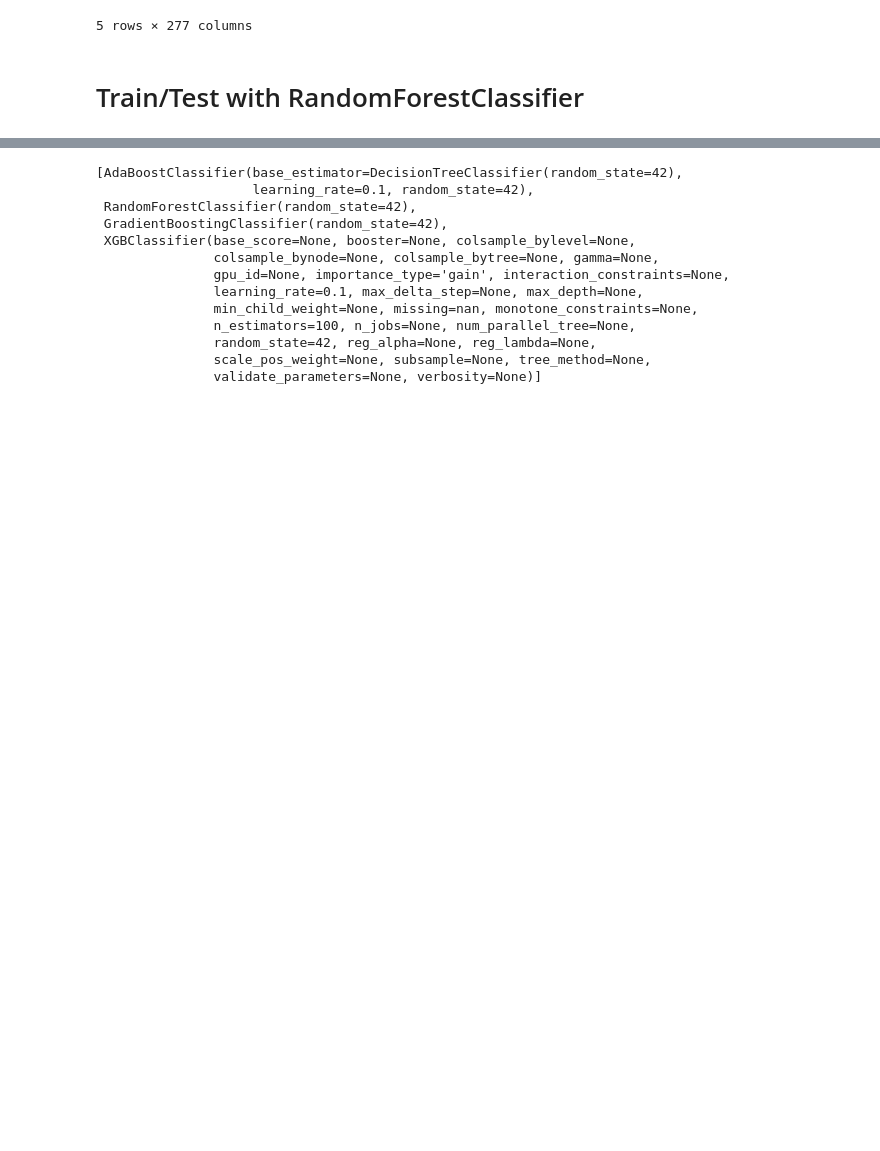
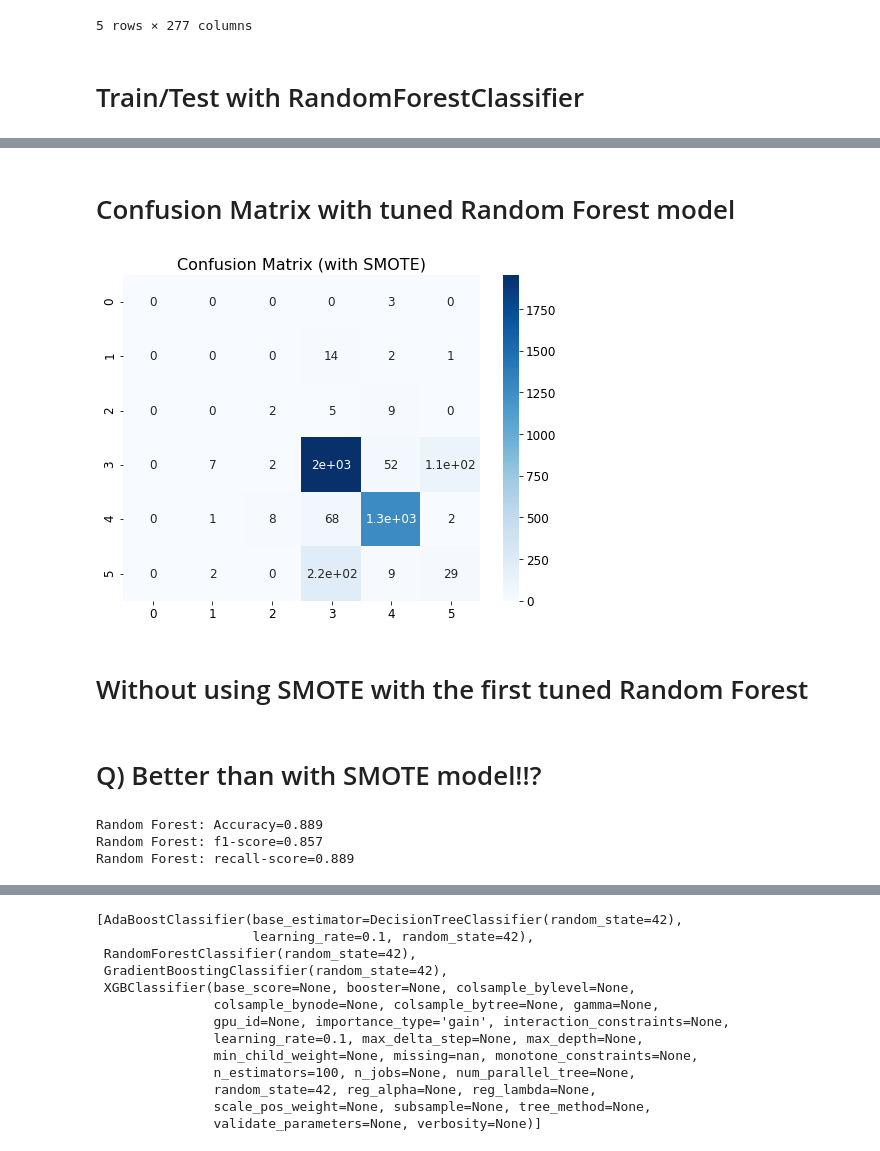
Before and after one commit to oliviahs/Python_practices, a Jupyter notebook: dw4_SMOTE.ipynb, the cells around one changed output, grey strips where cells are left out. Drawn from its saved outputs; the diff is of its cells as text; code cells hidden in the pictures; blank space fills up the shorter version.

```diff
--- a/dw4_SMOTE.ipynb
+++ b/dw4_SMOTE.ipynb
@@ -387,0 +333,6 @@ Previous score:
+# %%
+# Fit and predict with the first tuned model
+RFC1 = RandomForestClassifier(bootstrap=False, max_depth=50, max_features='sqrt',
+                       min_samples_split=5, n_estimators=400, random_state=42)
+RFC1.fit(X_tr_scaled, y_train_sm)
+y_pred_rfc1 = RFC1.predict(X_te_scaled)
@@ -387,0 +409,6 @@ Previous score:
+# %%
+# Fit and predict with the second tuned model
+
+RFC2 = RandomForestClassifier(bootstrap=False, max_depth=100, max_features='sqrt',
+                              min_samples_split=5, n_estimators=800, random_state=42)
+RFC2.fit(X_tr_scaled, y_train_sm)
@@ -387,0 +418,2 @@ Previous score:
+# %%
+y_pred_rfc2 = RFC2.predict(X_te_scaled)
@@ -387,0 +436,13 @@ Previous score:
+# %% [markdown]
+# Confusion Matrix with tuned Random Forest model
+# %%
+cm2 = confusion_matrix(y_test, y_pred_rfc2)
+plt.figure(figsize=(8, 6))
+plt.title('Confusion Matrix (with SMOTE)', size=16)
+sns.heatmap(cm2, annot=True, cmap='Blues');
+# %% [output]
+[figure, added]
+# %% [markdown]
+# Without using SMOTE with the first tuned Random Forest
+# %% [markdown]
+# Q) Better than with SMOTE model!!?
@@ -387,0 +457,13 @@ Previous score:
+# %%
+# Calculate scores
+acc = accuracy_score(y_test, y_pred_rfc2_without_smote)
+f1 = f1_score(y_test, y_pred_rfc2_without_smote, average='weighted')
+recall = recall_score(y_test, y_pred_rfc2_without_smote, average='weighted')
+
+print('Random Forest: Accuracy=%.3f' % (acc))
+print('Random Forest: f1-score=%.3f' % (f1))
+print('Random Forest: recall-score=%.3f' % (recall))
+# %% [output]
+Random Forest: Accuracy=0.889
+Random Forest: f1-score=0.857
+Random Forest: recall-score=0.889
```
Also changed, not shown: parts of 46 cells of this notebook.
